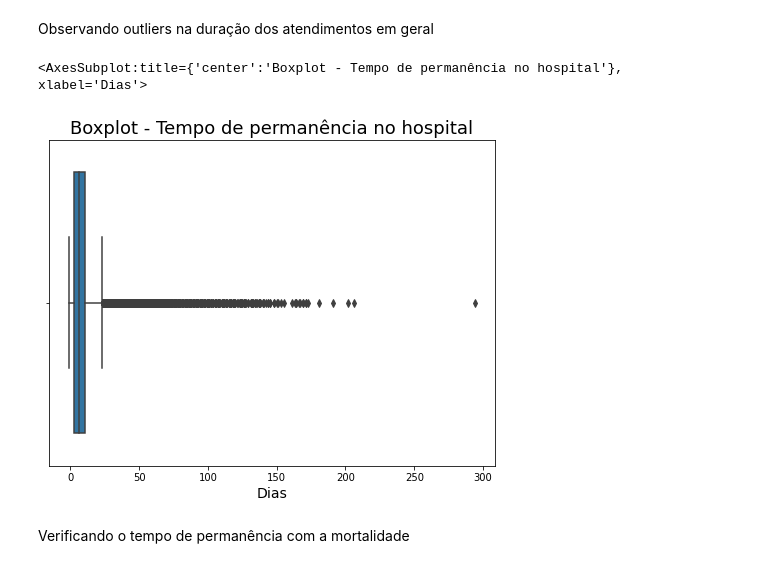
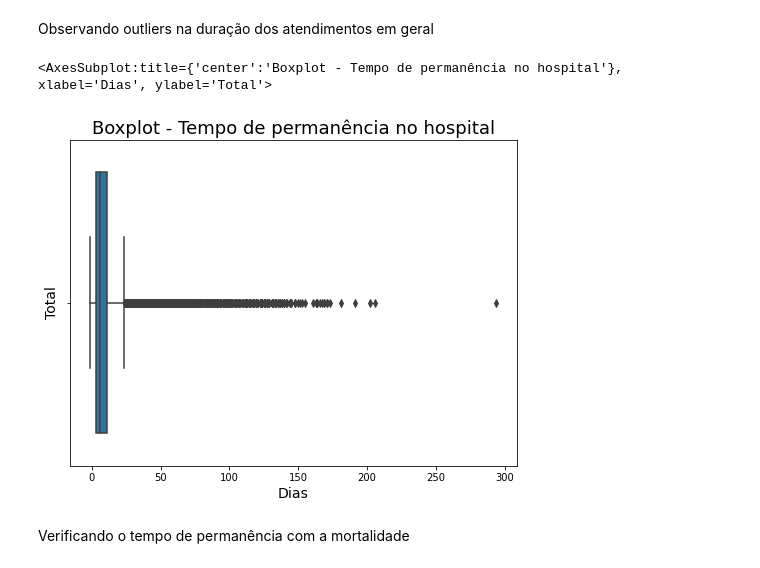
Before and after one commit to camila-cg/mimic-3, a Jupyter notebook: análise-exploratória.ipynb, the cells around one changed output. Cells and saved outputs as stored; diff of their text form; code cells hidden in the pictures.

```diff
--- a/análise-exploratória.ipynb
+++ b/análise-exploratória.ipynb
@@ -523,12 +529,13 @@ Observando outliers na duração dos atendimentos em geral
 # %%
 ax = sns.boxplot(x = 'duration', data=admissions_df, orient='h')
 ax.figure.set_size_inches(8,6)
 ax.set_title('Boxplot - Tempo de permanência no hospital', fontsize=18)
 ax.set_xlabel('Dias', fontsize=14)
+ax.set_ylabel('Total', fontsize=14)
 ax
 # %% [output]
-<AxesSubplot:title={'center':'Boxplot - Tempo de permanência no hospital'}, xlabel='Dias'>
+<AxesSubplot:title={'center':'Boxplot - Tempo de permanência no hospital'}, xlabel='Dias', ylabel='Total'>
-[figure, old version]
+[figure, new version]
 # %% [markdown]
 Verificando o tempo de permanência com a mortalidade
 # %%
```
Also changed, not shown: parts of 11 cells of this notebook.
